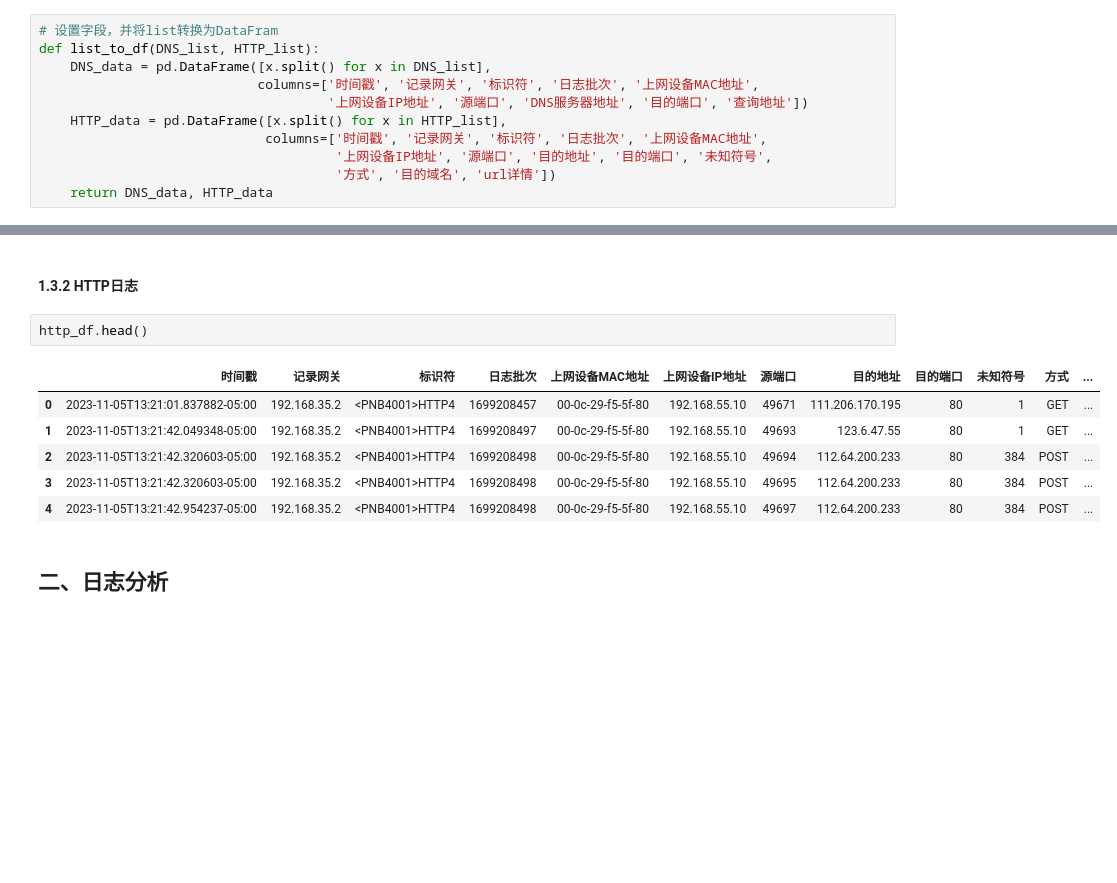
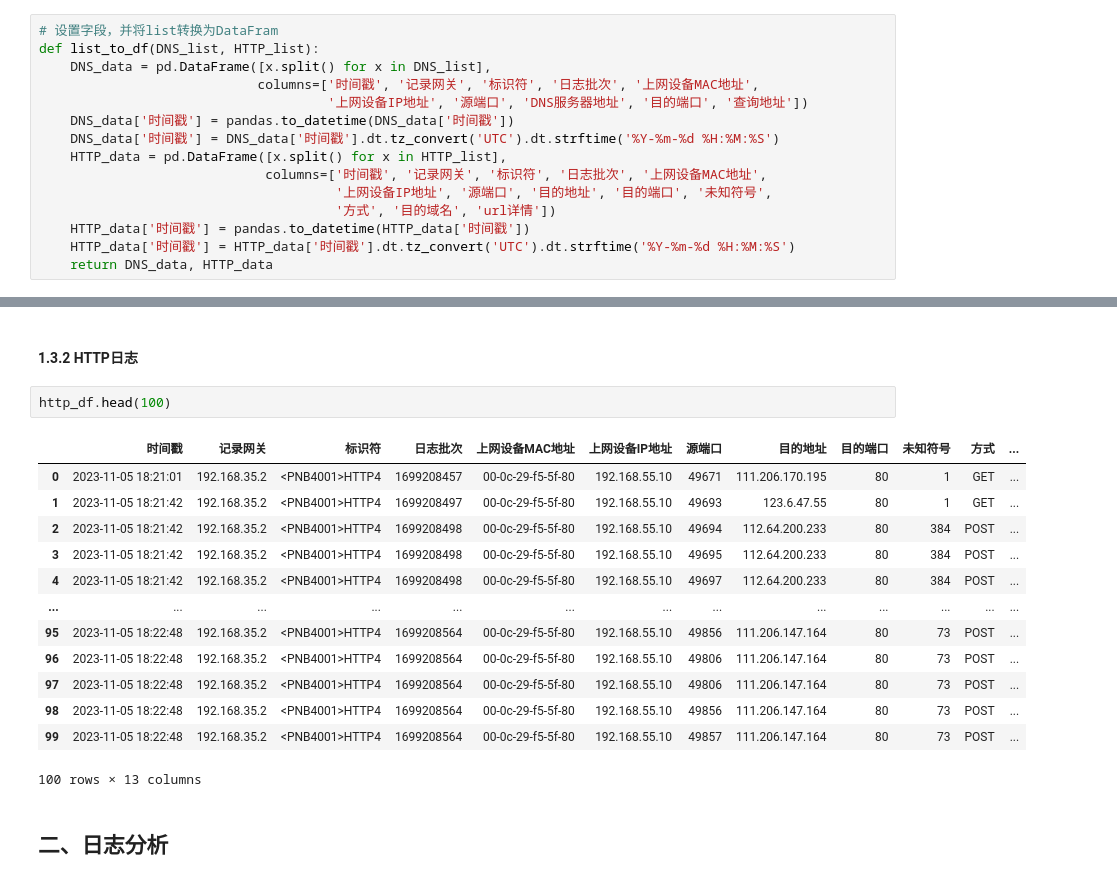
Before and after one commit to Shlisok/logAnalysis, a Jupyter notebook: 日志分析.ipynb, the cells around one changed output, grey strips where cells are left out. Drawn from its saved outputs; the diff is of its cells as text; blank space fills up the shorter version.

```diff
--- a/日志分析.ipynb
+++ b/日志分析.ipynb
@@ -35,10 +36,14 @@ def list_to_df(DNS_list, HTTP_list):
     DNS_data = pd.DataFrame([x.split() for x in DNS_list],
                             columns=['时间戳', '记录网关', '标识符', '日志批次', '上网设备MAC地址',
                                      '上网设备IP地址', '源端口', 'DNS服务器地址', '目的端口', '查询地址'])
+    DNS_data['时间戳'] = pandas.to_datetime(DNS_data['时间戳'])
+    DNS_data['时间戳'] = DNS_data['时间戳'].dt.tz_convert('UTC').dt.strftime('%Y-%m-%d %H:%M:%S')
     HTTP_data = pd.DataFrame([x.split() for x in HTTP_list],
                              columns=['时间戳', '记录网关', '标识符', '日志批次', '上网设备MAC地址',
                                       '上网设备IP地址', '源端口', '目的地址', '目的端口', '未知符号',
                                       '方式', '目的域名', 'url详情'])
+    HTTP_data['时间戳'] = pandas.to_datetime(HTTP_data['时间戳'])
+    HTTP_data['时间戳'] = HTTP_data['时间戳'].dt.tz_convert('UTC').dt.strftime('%Y-%m-%d %H:%M:%S')
     return DNS_data, HTTP_data
 # %% [markdown]
 ### 1.3 查看日志信息
@@ -60,14 +65,21 @@ dns_df.head()
 # %% [markdown]
 #### 1.3.2 HTTP日志
 # %%
-http_df.head()
+http_df.head(100)
 # %% [output]
 |  | 时间戳 | 记录网关 | 标识符 | 日志批次 | 上网设备MAC地址 | 上网设备IP地址 | 源端口 | 目的地址 | 目的端口 | 未知符号 | 方式 | ... |
-| 0 | 2023-11-05T13:21:01.837882-05:00 | 192.168.35.2 | <PNB4001>HTTP4 | 1699208457 | 00-0c-29-f5-5f-80 | 192.168.55.10 | 49671 | 111.206.170.195 | 80 | 1 | GET | ... |
-| 1 | 2023-11-05T13:21:42.049348-05:00 | 192.168.35.2 | <PNB4001>HTTP4 | 1699208497 | 00-0c-29-f5-5f-80 | 192.168.55.10 | 49693 | 123.6.47.55 | 80 | 1 | GET | ... |
-| 2 | 2023-11-05T13:21:42.320603-05:00 | 192.168.35.2 | <PNB4001>HTTP4 | 1699208498 | 00-0c-29-f5-5f-80 | 192.168.55.10 | 49694 | 112.64.200.233 | 80 | 384 | POST | ... |
-| 3 | 2023-11-05T13:21:42.320603-05:00 | 192.168.35.2 | <PNB4001>HTTP4 | 1699208498 | 00-0c-29-f5-5f-80 | 192.168.55.10 | 49695 | 112.64.200.233 | 80 | 384 | POST | ... |
-| 4 | 2023-11-05T13:21:42.954237-05:00 | 192.168.35.2 | <PNB4001>HTTP4 | 1699208498 | 00-0c-29-f5-5f-80 | 192.168.55.10 | 49697 | 112.64.200.233 | 80 | 384 | POST | ... |
+| 0 | 2023-11-05 18:21:01 | 192.168.35.2 | <PNB4001>HTTP4 | 1699208457 | 00-0c-29-f5-5f-80 | 192.168.55.10 | 49671 | 111.206.170.195 | 80 | 1 | GET | ... |
+| 1 | 2023-11-05 18:21:42 | 192.168.35.2 | <PNB4001>HTTP4 | 1699208497 | 00-0c-29-f5-5f-80 | 192.168.55.10 | 49693 | 123.6.47.55 | 80 | 1 | GET | ... |
+| 2 | 2023-11-05 18:21:42 | 192.168.35.2 | <PNB4001>HTTP4 | 1699208498 | 00-0c-29-f5-5f-80 | 192.168.55.10 | 49694 | 112.64.200.233 | 80 | 384 | POST | ... |
+| 3 | 2023-11-05 18:21:42 | 192.168.35.2 | <PNB4001>HTTP4 | 1699208498 | 00-0c-29-f5-5f-80 | 192.168.55.10 | 49695 | 112.64.200.233 | 80 | 384 | POST | ... |
+| 4 | 2023-11-05 18:21:42 | 192.168.35.2 | <PNB4001>HTTP4 | 1699208498 | 00-0c-29-f5-5f-80 | 192.168.55.10 | 49697 | 112.64.200.233 | 80 | 384 | POST | ... |
+| ... | ... | ... | ... | ... | ... | ... | ... | ... | ... | ... | ... | ... |
+| 95 | 2023-11-05 18:22:48 | 192.168.35.2 | <PNB4001>HTTP4 | 1699208564 | 00-0c-29-f5-5f-80 | 192.168.55.10 | 49856 | 111.206.147.164 | 80 | 73 | POST | ... |
+| 96 | 2023-11-05 18:22:48 | 192.168.35.2 | <PNB4001>HTTP4 | 1699208564 | 00-0c-29-f5-5f-80 | 192.168.55.10 | 49806 | 111.206.147.164 | 80 | 73 | POST | ... |
+| 97 | 2023-11-05 18:22:48 | 192.168.35.2 | <PNB4001>HTTP4 | 1699208564 | 00-0c-29-f5-5f-80 | 192.168.55.10 | 49806 | 111.206.147.164 | 80 | 73 | POST | ... |
+| 98 | 2023-11-05 18:22:48 | 192.168.35.2 | <PNB4001>HTTP4 | 1699208564 | 00-0c-29-f5-5f-80 | 192.168.55.10 | 49856 | 111.206.147.164 | 80 | 73 | POST | ... |
+| 99 | 2023-11-05 18:22:48 | 192.168.35.2 | <PNB4001>HTTP4 | 1699208564 | 00-0c-29-f5-5f-80 | 192.168.55.10 | 49857 | 111.206.147.164 | 80 | 73 | POST | ... |
+100 rows × 13 columns
 # %% [markdown]
 ## 二、日志分析
 # %% [markdown]
```
Also changed, not shown: parts of 5 cells of this notebook.
